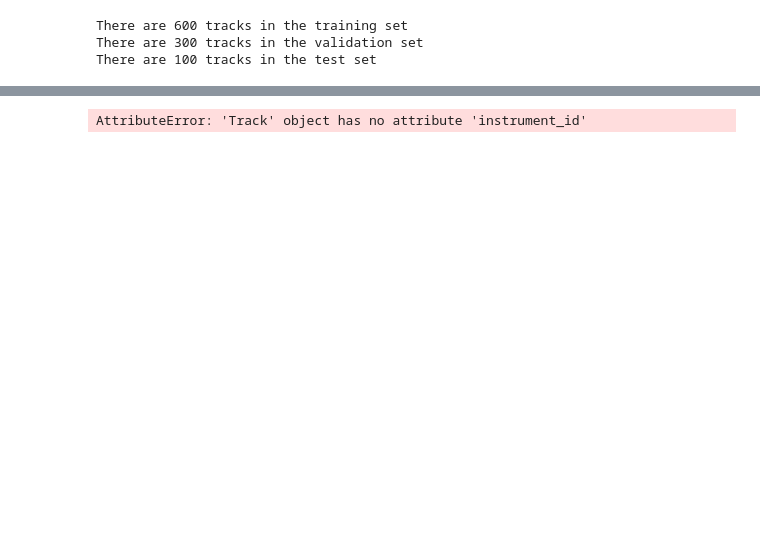
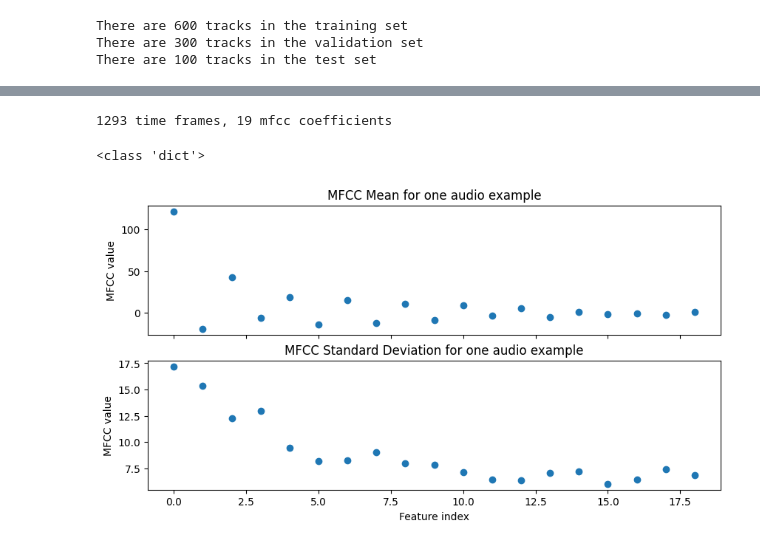
Before and after one commit to DMW9400/mir_finalProj, a Jupyter notebook: ML_algos/JC_KNb&DsTree.ipynb, the cells around one changed output, grey strips where cells are left out. Drawn from its saved outputs; the diff is of its cells as text; code cells hidden in the pictures; blank space fills up the shorter version.

```diff
--- a/ML_algos/JC_KNb&DsTree.ipynb
+++ b/ML_algos/JC_KNb&DsTree.ipynb
@@ -141,17 +150,45 @@ plt.show()
+# %%
+track = dataset.track('blues.00000')
+y, fs_test = track.audio
+
+mfcc = u.compute_mfccs(y, fs_test)
+print("{} time frames, {} mfcc coefficients".format(mfcc.shape[0], mfcc.shape[1]))
+# %% [output]
+1293 time frames, 19 mfcc coefficients
+# %%
+tracks = dataset.load_tracks()
+
+print(type(tracks))
+# %% [output]
+<class 'dict'>
+# %%
+# test your function by running this code
+mean, std = u.get_stats(mfcc)
+
+f, (ax1, ax2) = plt.subplots(2, 1, figsize=(10,5), sharex=True)
+ax1.plot(np.arange(len(mean)), mean, 'o')
+ax1.set_title("MFCC Mean for one audio example")
+ax1.set_ylabel("MFCC value")
+ax2.plot(np.arange(len(std)), std, 'o')
+ax2.set_title("MFCC Standard Deviation for one audio example")
+ax2.set_xlabel("Feature index")
+ax2.set_ylabel("MFCC value")
+
+plt.show()
+# %% [output]
+[figure, added]
 # %%
-# run this to obtain features and labels for each data split
-# this can take some time.
-X_raw_train, Y_train = u.get_features_and_labels(tracks_train)
-X_raw_validate, Y_validate = u.get_features_and_labels(tracks_validate)
-X_raw_test, Y_test = u.get_features_and_labels(tracks_test)
+# # run this to obtain features and labels for each data split
+# # this can take some time.
+# X_raw_train, Y_train = u.get_features_and_labels(tracks_train)
+# X_raw_validate, Y_validate = u.get_features_and_labels(tracks_validate)
+# X_raw_test, Y_test = u.get_features_and_labels(tracks_test)
 
-# save features so you don't have to run this again
-np.save('X_raw_train.npy', X_raw_train)
-np.save('X_raw_validate.npy', X_raw_validate)
-np.save('X_raw_test.npy', X_raw_test)
+# # save features so you don't have to run this again
+# np.save('X_raw_train.npy', X_raw_train)
+# np.save('X_raw_validate.npy', X_raw_validate)
+# np.save('X_raw_test.npy', X_raw_test)
 
-np.save('Y_train.npy', Y_train)
-np.save('Y_validate.npy', Y_validate)
-np.save('Y_test.npy', Y_test)
+# np.save('Y_train.npy', Y_train)
+# np.save('Y_validate.npy', Y_validate)
+# np.save('Y_test.npy', Y_test)
-# %% [output]
-AttributeError: 'Track' object has no attribute 'instrument_id'
```
Also changed, not shown: parts of 24 cells of this notebook, 7 other files.
